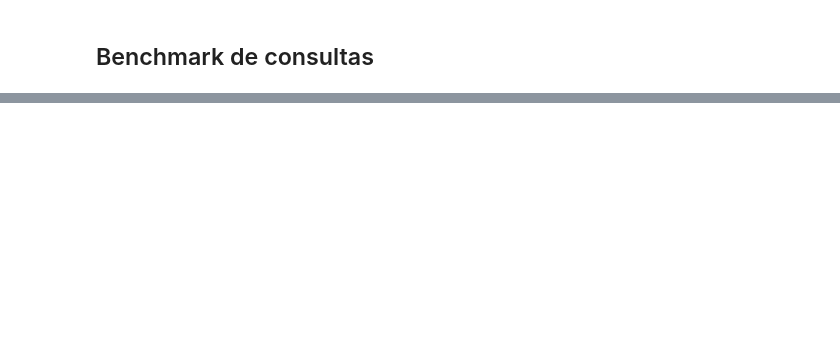
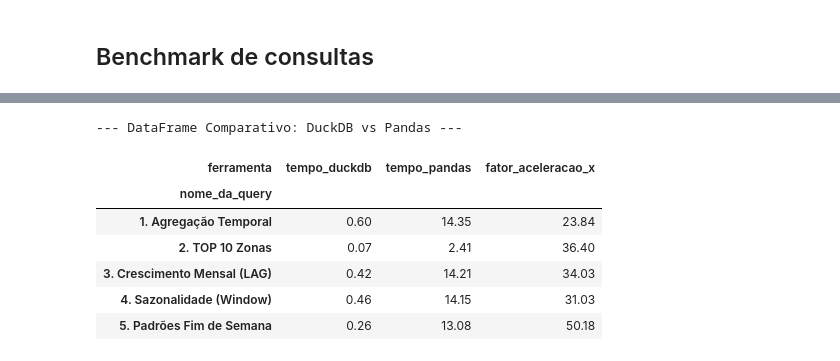
Before and after one commit to zicziczic/OPT004-CienciaDeDados, a Jupyter notebook: Lab3/Lab3_Notebook.ipynb, the cells around one changed output, grey strips where cells are left out. Saved outputs shown, nothing was run; the diff lists cells and outputs as text; code cells hidden in the pictures; blank space fills up the shorter version.

```diff
--- a/Lab3/Lab3_Notebook.ipynb
+++ b/Lab3/Lab3_Notebook.ipynb
@@ -932,0 +987,24 @@ Sunday                          2.012911e+06  Fim de Semana
+# %%
+df_comparacao = df_benchmark_final.pivot(
+    index='nome_da_query',
+    columns='ferramenta',
+    values='media_tempo_execucao'
+)
+
+df_comparacao = df_comparacao.rename(columns={'duckdb': 'tempo_duckdb', 'pandas': 'tempo_pandas'})
+
+df_comparacao['fator_aceleracao_x'] = df_comparacao['tempo_pandas'] / df_comparacao['tempo_duckdb']
+
+df_comparacao = df_comparacao.round(2)
+
+print("--- DataFrame Comparativo: DuckDB vs Pandas ---")
+display(df_comparacao)
+# %% [output]
+--- DataFrame Comparativo: DuckDB vs Pandas ---
+| ferramenta | tempo_duckdb | tempo_pandas | fator_aceleracao_x |
+| nome_da_query |  |  |  |
+| 1. Agregação Temporal | 0.60 | 14.35 | 23.84 |
+| 2. TOP 10 Zonas | 0.07 | 2.41 | 36.40 |
+| 3. Crescimento Mensal (LAG) | 0.42 | 14.21 | 34.03 |
+| 4. Sazonalidade (Window) | 0.46 | 14.15 | 31.03 |
+| 5. Padrões Fim de Semana | 0.26 | 13.08 | 50.18 |
```
Also changed, not shown: parts of 16 cells of this notebook.
